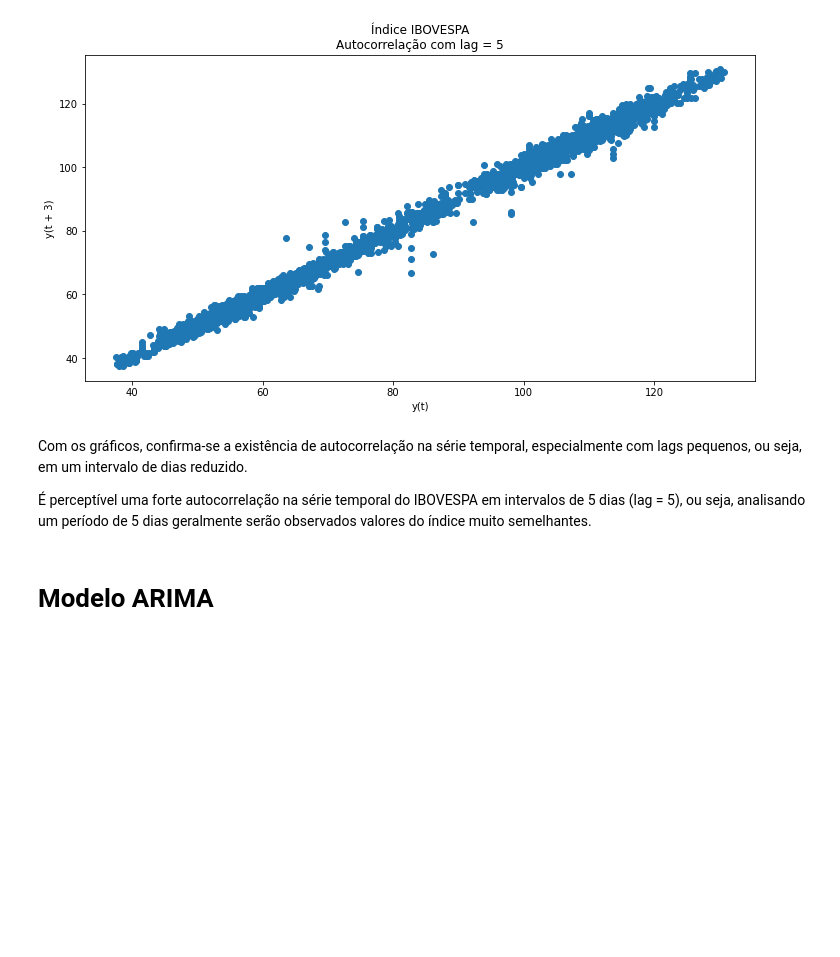
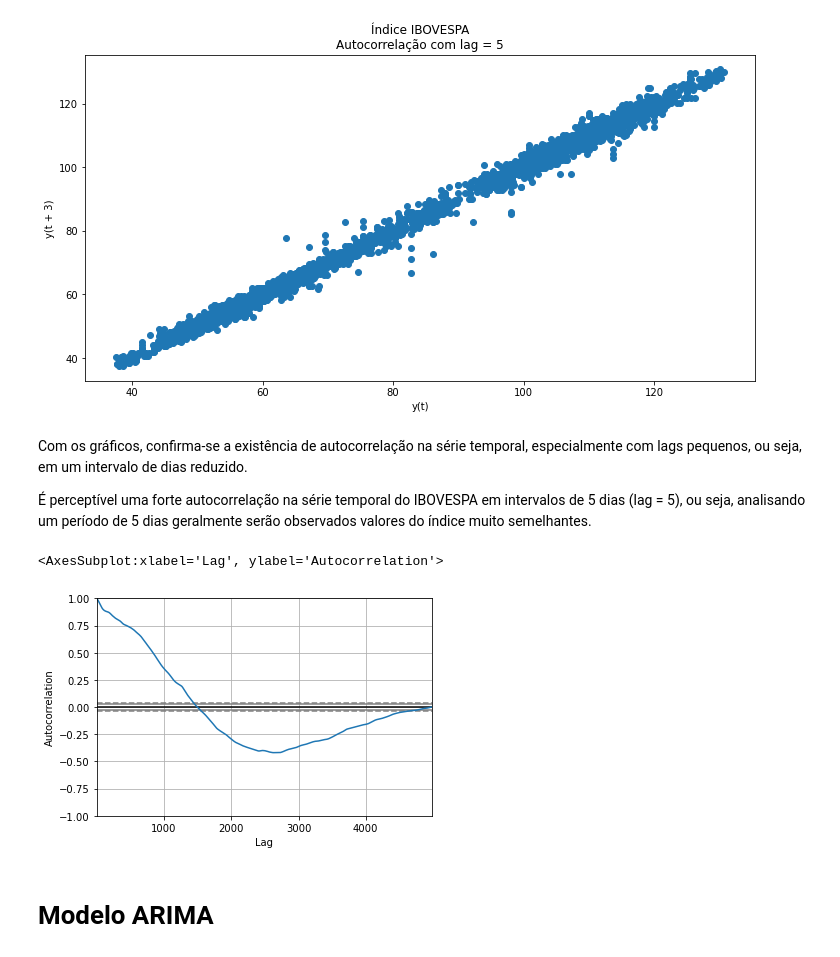
Before and after one commit to jackson-simionato/fase2_pos_tech, a Jupyter notebook: Fase2_Tech_Challenge/Fase2_Tech_Challenge.ipynb, the cells around one changed output. Saved outputs shown, nothing was run; the diff lists cells and outputs as text; code cells hidden in the pictures; blank space fills up the shorter version.

```diff
--- a/Fase2_Tech_Challenge/Fase2_Tech_Challenge.ipynb
+++ b/Fase2_Tech_Challenge/Fase2_Tech_Challenge.ipynb
@@ -822,6 +825,11 @@ plt.show()
 Com os gráficos, confirma-se a existência de autocorrelação na série temporal, especialmente com lags pequenos, ou seja, em um intervalo de dias reduzido.
 
 É perceptível uma forte autocorrelação na série temporal do IBOVESPA em intervalos de 5 dias (lag = 5), ou seja, analisando um período de 5 dias geralmente serão observados valores do índice muito semelhantes.
+# %%
+autocorrelation_plot(dados_date_index)
+# %% [output]
+<AxesSubplot:xlabel='Lag', ylabel='Autocorrelation'>
+[figure, added]
 # %% [markdown]
 # Modelo ARIMA
 # %% [markdown]
```
Also changed, not shown: parts of 13 cells of this notebook.
